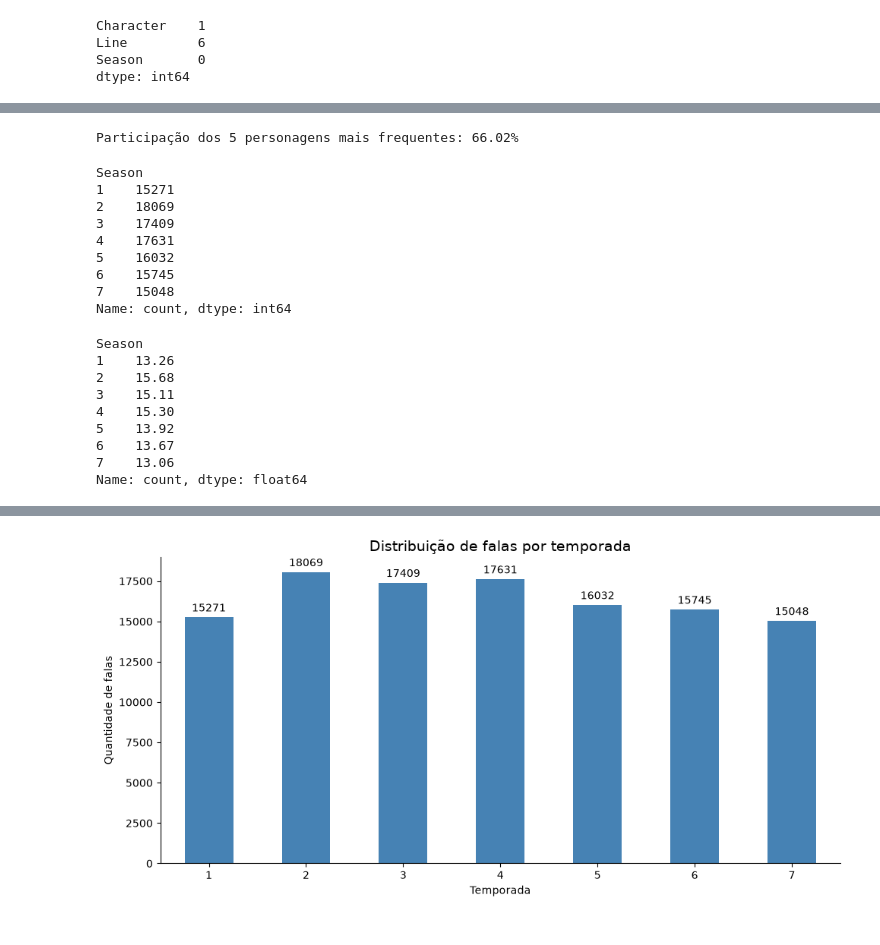
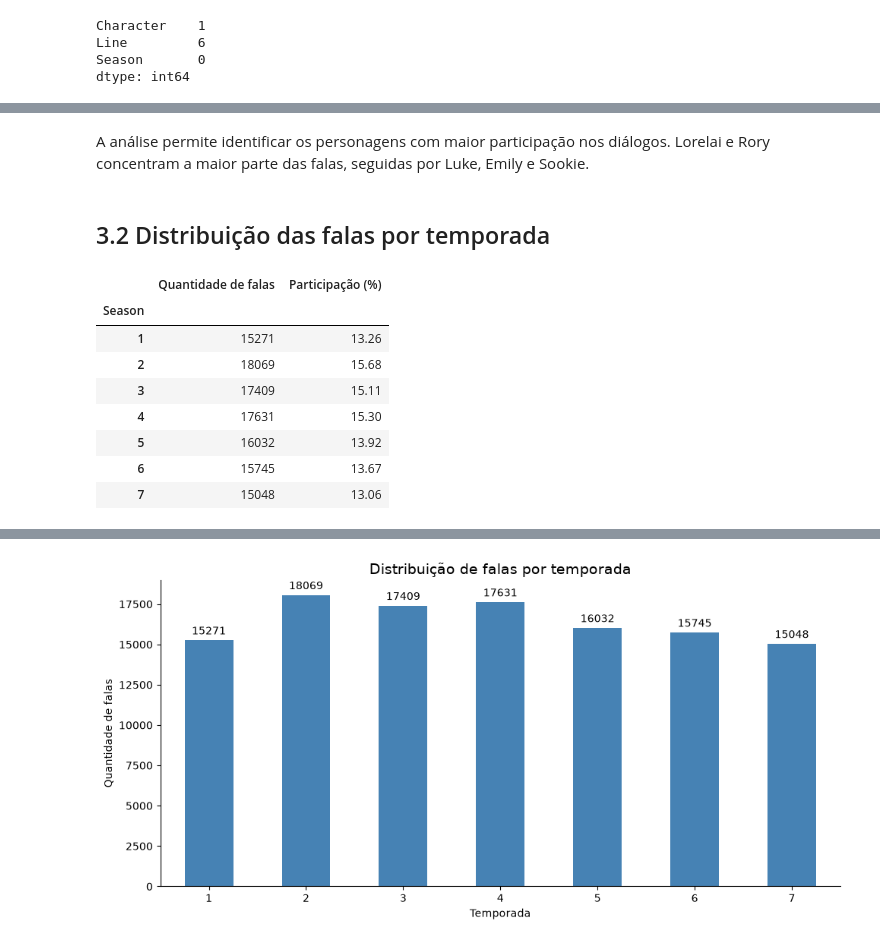
Before and after one commit to luanagroner/gilmore-girls-data-analysis, a Jupyter notebook: notebooks/01_data_understanding.ipynb, the cells around one changed output, grey strips where cells are left out. Drawn from its saved outputs; the diff is of its cells as text; code cells hidden in the pictures.

```diff
--- a/notebooks/01_data_understanding.ipynb
+++ b/notebooks/01_data_understanding.ipynb
@@ -181,38 +107,23 @@ Name: count, dtype: float64
+# %% [markdown]
+A análise permite identificar os personagens com maior participação nos diálogos. Lorelai e Rory concentram a maior parte das falas, seguidas por Luke, Emily e Sookie.
+# %% [markdown]
+## 3.2 Distribuição das falas por temporada
 # %%
-top_5 = frequencia_personagens.head(5).sum()
+falas_por_temporada = df["Season"].value_counts().sort_index()
 
-participacao_top_5 = top_5 / len(df) * 100
+analise_temporadas = pd.DataFrame({
+    "Quantidade de falas": falas_por_temporada,
+    "Participação (%)": (falas_por_temporada / len(df) * 100).round(2)
+})
 
-print(f"Participação dos 5 personagens mais frequentes: {participacao_top_5:.2f}%")
+analise_temporadas
 # %% [output]
-Participação dos 5 personagens mais frequentes: 66.02%
+|  | Quantidade de falas | Participação (%) |
+| Season |  |  |
+| 1 | 15271 | 13.26 |
+| 2 | 18069 | 15.68 |
+| 3 | 17409 | 15.11 |
+| 4 | 17631 | 15.30 |
+| 5 | 16032 | 13.92 |
+| 6 | 15745 | 13.67 |
+| 7 | 15048 | 13.06 |
-# %%
-falas_por_temporada = df["Season"].value_counts().sort_index()
-
-falas_por_temporada
-# %% [output]
-Season
-1    15271
-2    18069
-3    17409
-4    17631
-5    16032
-6    15745
-7    15048
-Name: count, dtype: int64
-# %%
-participacao_temporadas = (
-    falas_por_temporada / len(df) * 100
-).round(2)
-
-participacao_temporadas
-# %% [output]
-Season
-1    13.26
-2    15.68
-3    15.11
-4    15.30
-5    13.92
-6    13.67
-7    13.06
-Name: count, dtype: float64
```
Also changed, not shown: parts of 22 cells of this notebook.
